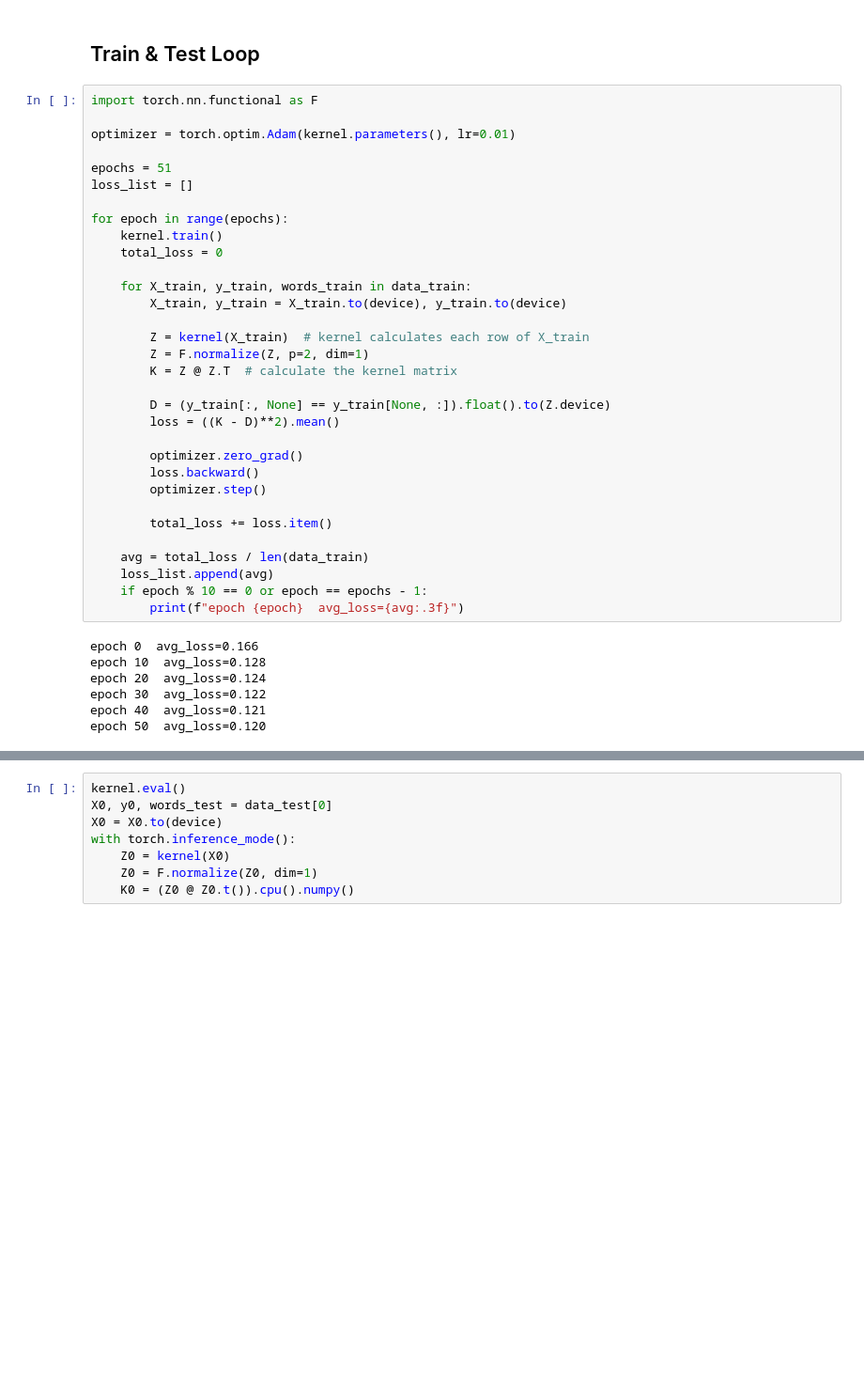
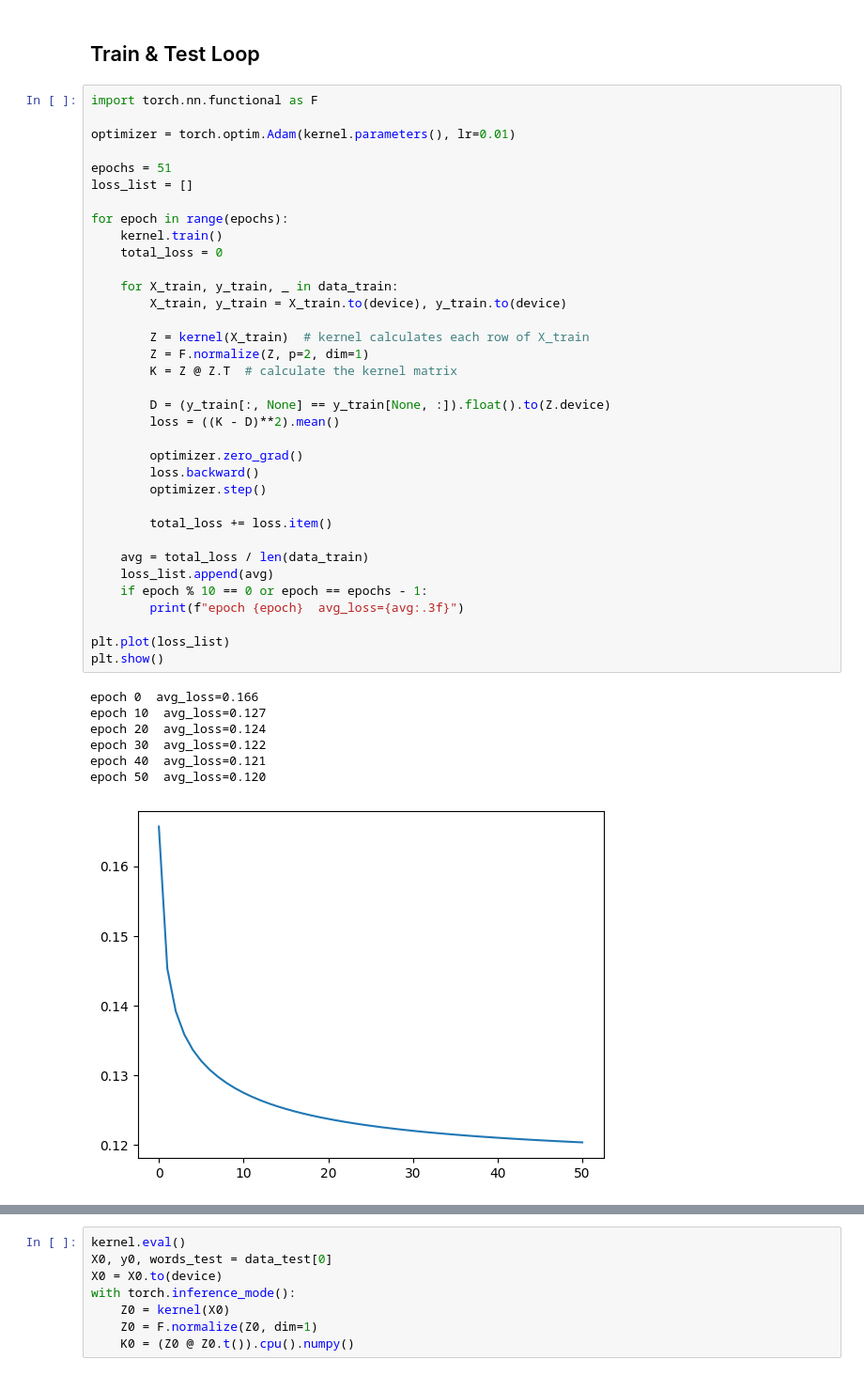
Before and after one commit to afjal4/neural-representations-drp, a Jupyter notebook: specific_connections_in_embeddings/Connections.ipynb, the cells around one changed output, grey strips where cells are left out. Shown at 94% size. Cells and saved outputs as stored; diff of their text form; blank space fills up the shorter version.

```diff
--- a/specific_connections_in_embeddings/Connections.ipynb
+++ b/specific_connections_in_embeddings/Connections.ipynb
@@ -279,32 +166,36 @@ loss_list = []
 
 for epoch in range(epochs):
     kernel.train()
     total_loss = 0
 
-    for X_train, y_train, words_train in data_train:
+    for X_train, y_train, _ in data_train:
         X_train, y_train = X_train.to(device), y_train.to(device)
 
         Z = kernel(X_train)  # kernel calculates each row of X_train
         Z = F.normalize(Z, p=2, dim=1)
         K = Z @ Z.T  # calculate the kernel matrix
 
         D = (y_train[:, None] == y_train[None, :]).float().to(Z.device)
         loss = ((K - D)**2).mean()
 
         optimizer.zero_grad()
         loss.backward()
         optimizer.step()
 
         total_loss += loss.item()
 
     avg = total_loss / len(data_train)
     loss_list.append(avg)
     if epoch % 10 == 0 or epoch == epochs - 1:
         print(f"epoch {epoch}  avg_loss={avg:.3f}")
+
+plt.plot(loss_list)
+plt.show()
 # %% [output]
 epoch 0  avg_loss=0.166
-epoch 10  avg_loss=0.128
+epoch 10  avg_loss=0.127
 epoch 20  avg_loss=0.124
 epoch 30  avg_loss=0.122
 epoch 40  avg_loss=0.121
 epoch 50  avg_loss=0.120
+[figure, added]
```
Also changed, not shown: parts of 30 cells of this notebook, 2 other files.
